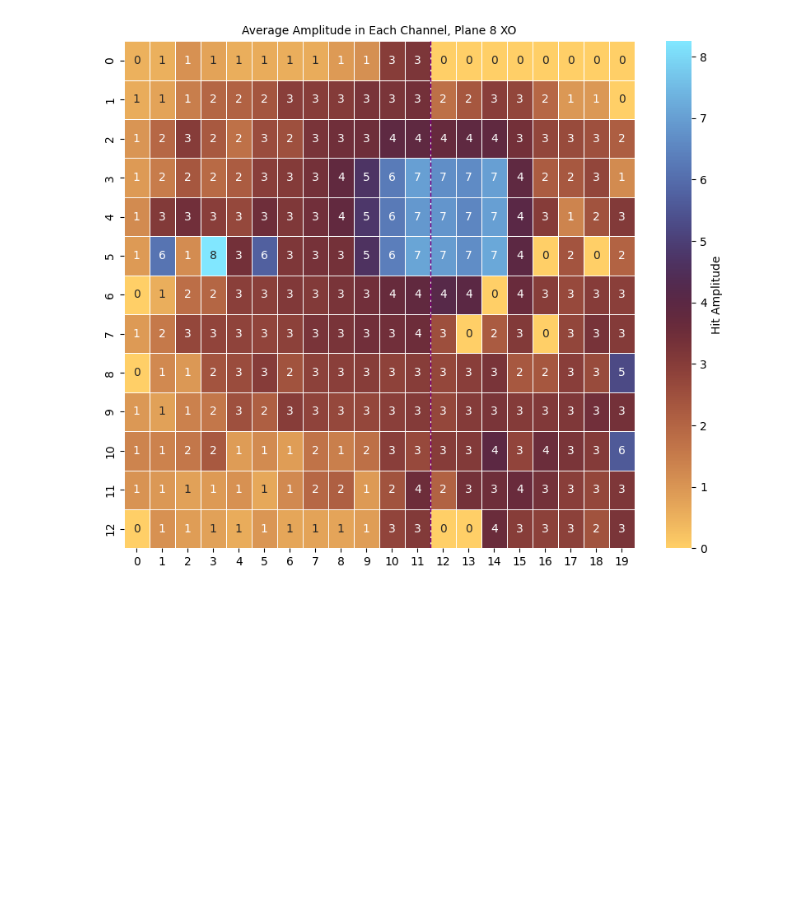
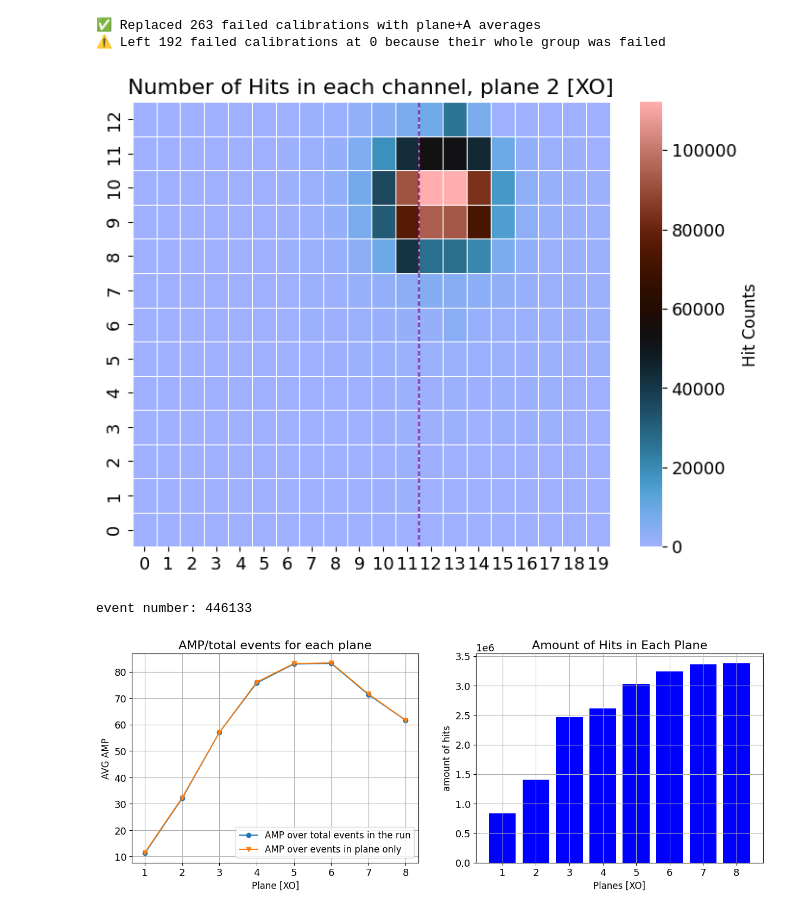
Before and after one commit to Ben-David-Ben/F-Cal-TB-Project, a Jupyter notebook: TB2025_Gap_scope_analysis.ipynb, the cells around one changed output. Drawn from its saved outputs; the diff is of its cells as text; code cells hidden in the pictures; blank space fills up the shorter version.

```diff
--- a/TB2025_Gap_scope_analysis.ipynb
+++ b/TB2025_Gap_scope_analysis.ipynb
@@ -29,0 +15,11 @@ event number: 453691
+# %%
+plt.rcParams.update({
+    'figure.figsize': (8, 6), # figure size
+    'font.size': 14,          # Default font size
+    'figure.titlesize':14,   # suptitle size
+    'axes.titlesize': 16,     # Title font size
+    'axes.labelsize': 12,     # X and Y label font size
+    'xtick.labelsize': 13,    # X-axis tick label size
+    'ytick.labelsize': 13,    # Y-axis tick label size
+    'legend.fontsize': 12     # Legend font size
+})
@@ -248,4 +741,23 @@ E_vs_X_scope_gaussian_fit(data_scope_corrected, 1.1, y_min, y_max, x_min, x_max,
-# %%
-rf.average_amp_colormap_single_plane(data_scope_corrected.hits, 8)
-# %% [output]
-[figure, removed]
+# %%
+# run number
+run_number = 1079
+
+# IF NEEDED: create a file with pad reconstructed data using z average method
+# rf.create_pad_corrected_data(1079, correction_radius=6, aligned=True)
+
+# Read data
+data_scope_corrected = ak.from_parquet(f"TB_FIRE/Pad_Corrected_Data/run_{run_number}_pad_corrected.parquet")
+data_mip = convert_amp_to_MIP_asic_avg(data_scope_corrected, number_of_planes=8)
+data_scope = data_mip
+
+# Beam position in the run
+rf.hits_amount_colormap_single_plane(data_scope.hits, 2)
+
+# Shower development over z
+rf.average_amp_vs_plane(data_scope.hits)
+# %% [output]
+✅ Replaced 263 failed calibrations with plane+A averages
+⚠️ Left 192 failed calibrations at 0 because their whole group was failed
+[figure, added]
+event number: 446133
+[figure, added]
```
Also changed, not shown: parts of 23 cells of this notebook, 26 other files.
